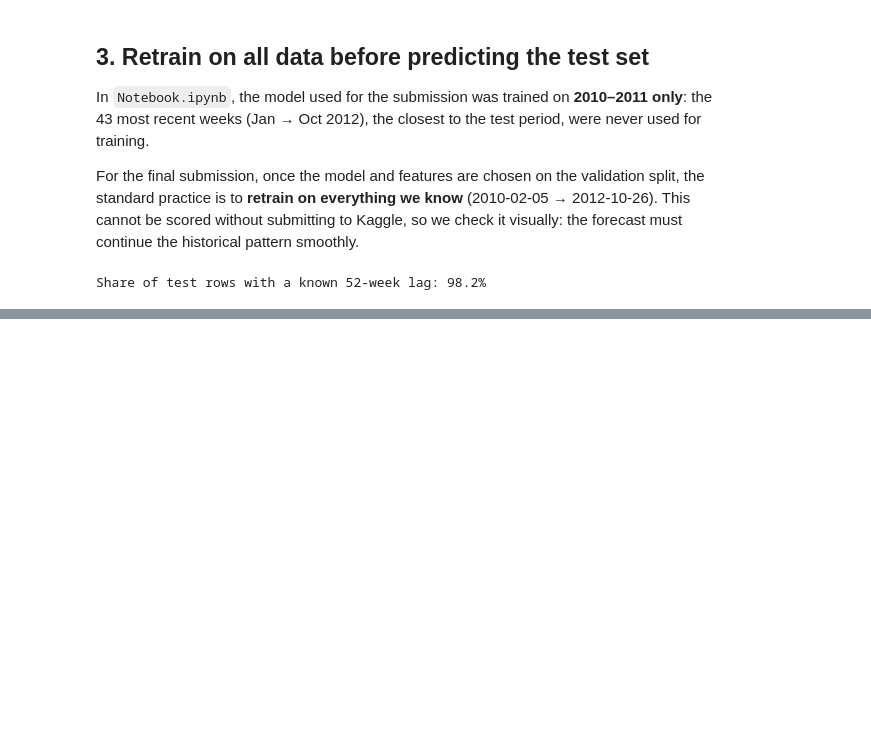
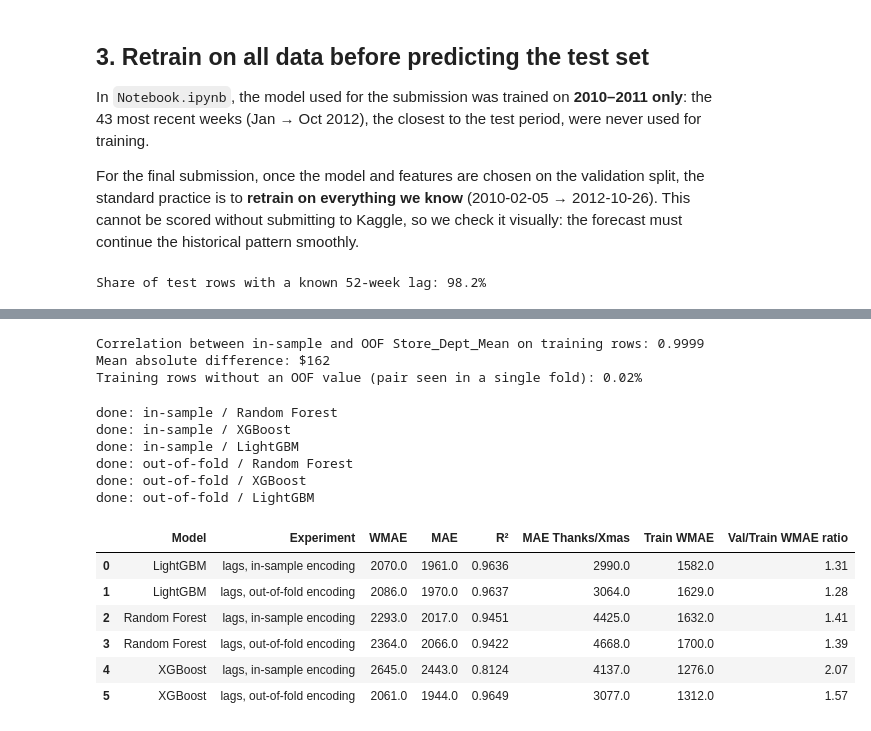
Before and after one commit to kaiokasa/shelfcast, a Jupyter notebook: Notebook_Experiments.ipynb, the cells around one changed output, grey strips where cells are left out. Drawn from its saved outputs; the diff is of its cells as text; code cells hidden in the pictures; blank space fills up the shorter version.

```diff
--- a/Notebook_Experiments.ipynb
+++ b/Notebook_Experiments.ipynb
@@ -362,0 +371,61 @@ fig.show()
+# %%
+from sklearn.model_selection import KFold
+
+STAT_FEATURES = ["Store_Dept_Mean", "Store_Dept_Median"]
+
+
+def oof_store_dept_stats(df, n_splits=5, seed=42):
+    """Store/department mean & median for each row, computed without the row's own week."""
+    df = df.copy()
+    weeks = np.sort(df["Date"].unique())
+    out = pd.DataFrame(index=df.index, columns=STAT_FEATURES, dtype=float)
+    for fit_idx, enc_idx in KFold(n_splits=n_splits, shuffle=True, random_state=seed).split(weeks):
+        fit_rows = df["Date"].isin(weeks[fit_idx])
+        stats = (df[fit_rows].groupby(["Store", "Dept"])["Weekly_Sales"]
+                 .agg(Store_Dept_Mean="mean", Store_Dept_Median="median"))
+        enc = df.loc[~fit_rows, ["Store", "Dept"]].join(stats, on=["Store", "Dept"])
+        out.loc[enc.index, STAT_FEATURES] = enc[STAT_FEATURES].values
+    df[STAT_FEATURES] = out
+    return df
+
+
+tr_oof = oof_store_dept_stats(tr_lag)   # lags unchanged, only the two statistics are re-computed
+
+print("Correlation between in-sample and OOF Store_Dept_Mean on training rows:",
+      f"{tr_lag['Store_Dept_Mean'].corr(tr_oof['Store_Dept_Mean']):.4f}")
+print("Mean absolute difference: $" f"{(tr_lag['Store_Dept_Mean'] - tr_oof['Store_Dept_Mean']).abs().mean():,.0f}")
+print("Training rows without an OOF value (pair seen in a single fold):", f"{tr_oof['Store_Dept_Mean'].isna().mean():.2%}")
+# %% [output]
+Correlation between in-sample and OOF Store_Dept_Mean on training rows: 0.9999
+Mean absolute difference: $162
+Training rows without an OOF value (pair seen in a single fold): 0.02%
+# %%
+oof_results = []
+for encoding, train_frame in [("in-sample", tr_lag), ("out-of-fold", tr_oof)]:
+    for name, model in make_models().items():
+        pipe = make_pipeline(model, BASE_FEATURES + LAG_FEATURES).fit(
+            train_frame[BASE_FEATURES + LAG_FEATURES], train_frame["Weekly_Sales"])
+        val_pred = pipe.predict(va_lag[BASE_FEATURES + LAG_FEATURES])
+        train_pred = pipe.predict(train_frame[BASE_FEATURES + LAG_FEATURES])
+        row = {"Model": name, **evaluate(f"lags, {encoding} encoding", va_lag["Weekly_Sales"].values, val_pred, va_lag)}
+        row["Train WMAE"] = wmae(train_frame["Weekly_Sales"], train_pred, train_frame["IsHoliday"] == 1)
+        row["Val/Train WMAE ratio"] = row["WMAE"] / row["Train WMAE"]
+        oof_results.append(row)
+        print(f"done: {encoding} / {name}")
+
+oof_table = pd.DataFrame(oof_results).sort_values(["Model", "Experiment"]).reset_index(drop=True)
+oof_table.round({"WMAE": 0, "MAE": 0, "R²": 4, "MAE Thanks/Xmas": 0, "Train WMAE": 0, "Val/Train WMAE ratio": 2})
+# %% [output]
+done: in-sample / Random Forest
+done: in-sample / XGBoost
+done: in-sample / LightGBM
+done: out-of-fold / Random Forest
+done: out-of-fold / XGBoost
+done: out-of-fold / LightGBM
+|  | Model | Experiment | WMAE | MAE | R² | MAE Thanks/Xmas | Train WMAE | Val/Train WMAE ratio |
+| 0 | LightGBM | lags, in-sample encoding | 2070.0 | 1961.0 | 0.9636 | 2990.0 | 1582.0 | 1.31 |
+| 1 | LightGBM | lags, out-of-fold encoding | 2086.0 | 1970.0 | 0.9637 | 3064.0 | 1629.0 | 1.28 |
+| 2 | Random Forest | lags, in-sample encoding | 2293.0 | 2017.0 | 0.9451 | 4425.0 | 1632.0 | 1.41 |
+| 3 | Random Forest | lags, out-of-fold encoding | 2364.0 | 2066.0 | 0.9422 | 4668.0 | 1700.0 | 1.39 |
+| 4 | XGBoost | lags, in-sample encoding | 2645.0 | 2443.0 | 0.8124 | 4137.0 | 1276.0 | 2.07 |
+| 5 | XGBoost | lags, out-of-fold encoding | 2061.0 | 1944.0 | 0.9649 | 3077.0 | 1312.0 | 1.57 |
```
Also changed, not shown: parts of 9 cells of this notebook, 8 other files.
